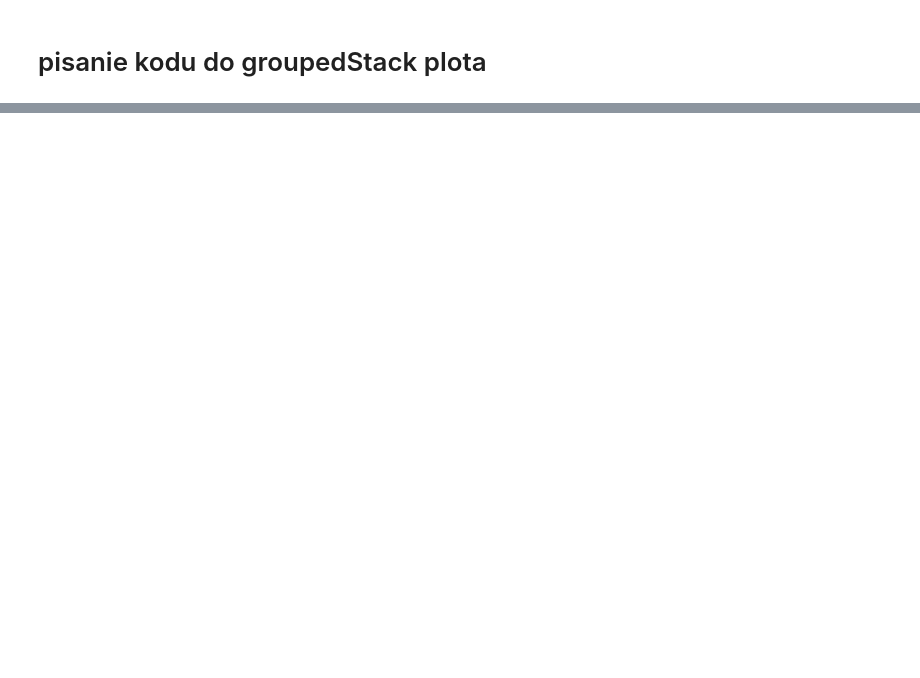
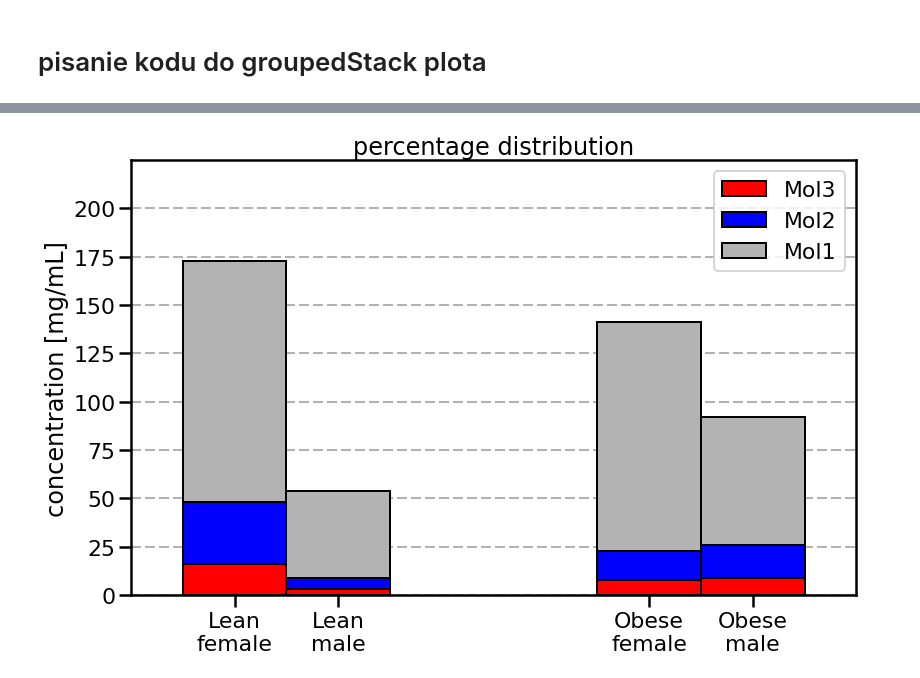
Before and after one commit to b-lukaszuk/my_py_utils, a Jupyter notebook: drawGroupedStackedPlot/test.ipynb, the cells around one changed output, grey strips where cells are left out. Cells and saved outputs as stored; diff of their text form; code cells hidden in the pictures; blank space fills up the shorter version.

Commit message:
dod dzialajacego groupedStackedPlot-a, testowac

```diff
--- a/drawGroupedStackedPlot/test.ipynb
+++ b/drawGroupedStackedPlot/test.ipynb
@@ -7,6 +7,9 @@ import matplotlib as mpl
 import matplotlib.pyplot as plt
 import matplotlib.patches as mpatches
 import seaborn as sns
+# %%
+plt.rcParams["figure.facecolor"] = "white"
+plt.rcParams["axes.facecolor"] = "white"
 # %%
 df = pd.read_csv("./mock_data/mock_data.csv")
 # %%
@@ -36,9 +27,7 @@ def dfToRowFract(df: pd.DataFrame,
                  percentage: bool = True):
 
     """
-    calculates means of big and small groups
-    transforms all the numbers (means) in a tab_means to
-    fractions of rowSums (or percentages)
+    transforms all the numbers in a df to fractions of rowSums (or percentages)
 
     Input:
     ---
@@ -60,4 +49,8 @@ def dfToRowFract(df: pd.DataFrame,
         fractions = fractions * 100
 
     result = pd.concat([df_means.loc[:, cols_bg_sg], fractions], axis=1)
+
     return result
+# %%
+x = dfToRowFract(df=df, cols_vals=["molecule1", "molecule2", "molecule3"], percentage=False)
+x
@@ -63,0 +173,18 @@ def dfToRowFract(df: pd.DataFrame,
+# %%
+sns.set_context(context="poster")
+plt.figure(figsize=(13, 8))
+draw_groupedStackPlot(tab_with_data=df,
+                      col_big_group="bg",
+                      col_small_group="sg",
+                      cols_digits=["molecule1", "molecule2", "molecule3"],
+                      order_cols_digits=["molecule3", "molecule2", "molecule1"],
+                      labels_digits=["Mol3", "Mol2", "Mol1"],
+                      colors_digits=[(1, 0, 0), (0, 0, 1), (0.7, 0.7, 0.7)],
+                      percentage=False,
+                      main_title="percentage distribution",
+                      y_axis_title="concentration [mg/mL]",
+                      x_axis_title="",
+                      labels_bars=["Lean\nfemale", "Lean\nmale",
+                                   "Obese\nfemale", "Obese\nmale"])
+# %% [output]
+[figure, added]
```
Also changed, not shown: parts of 3 cells of this notebook.
